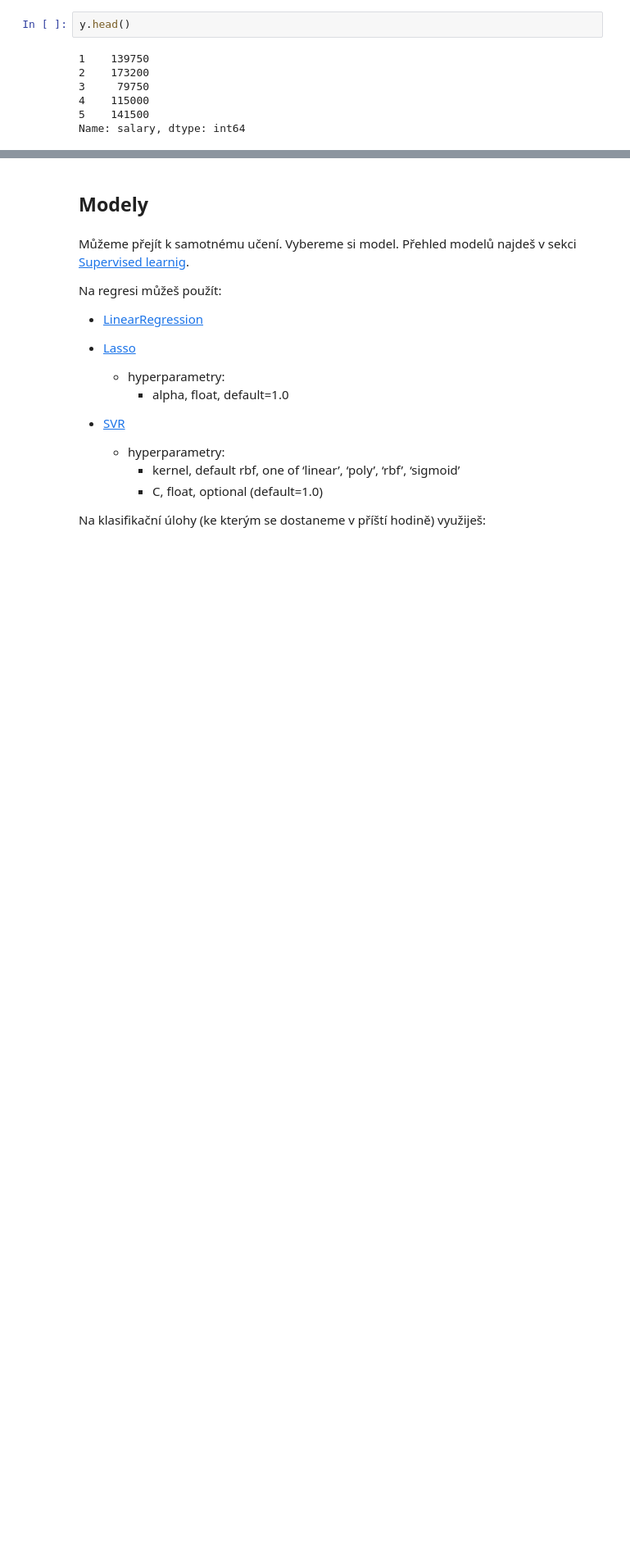
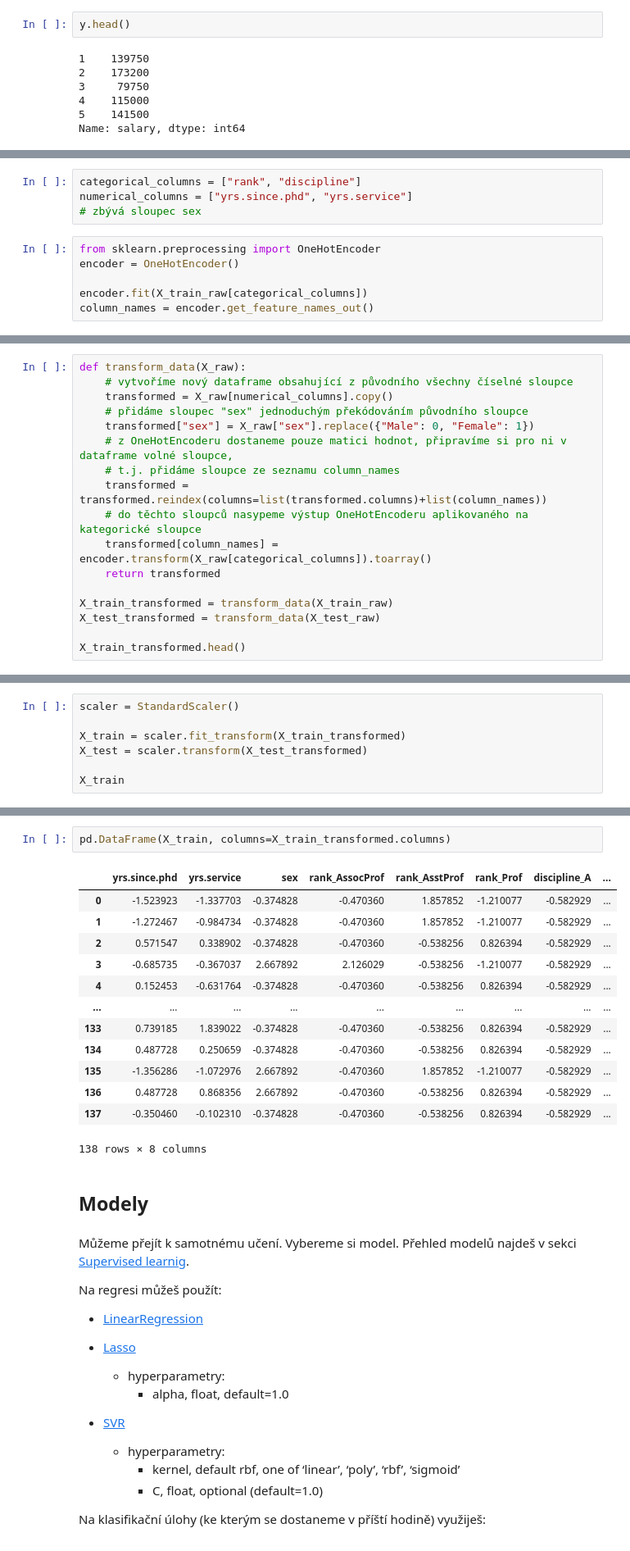
Before and after one commit to PyDataCZ/pyladies-kurz, a Jupyter notebook: lessons/pydata/scikitlearn_api/index.ipynb, the cells around one changed output, grey strips where cells are left out. Shown at 82% size. Cells and saved outputs as stored; diff of their text form; blank space fills up the shorter version.

```diff
--- a/lessons/pydata/scikitlearn_api/index.ipynb
+++ b/lessons/pydata/scikitlearn_api/index.ipynb
@@ -154,0 +134,10 @@ X_train, X_test, y_train, y_test = train_test_split(X, y, test_size=0.3)
+# %%
+categorical_columns = ["rank", "discipline"]
+numerical_columns = ["yrs.since.phd", "yrs.service"]
+# zbývá sloupec sex
+# %%
+from sklearn.preprocessing import OneHotEncoder
+encoder = OneHotEncoder()
+
+encoder.fit(X_train_raw[categorical_columns])
+column_names = encoder.get_feature_names_out()
@@ -154,0 +149,17 @@ X_train, X_test, y_train, y_test = train_test_split(X, y, test_size=0.3)
+# %%
+def transform_data(X_raw):
+    # vytvoříme nový dataframe obsahující z původního všechny číselné sloupce
+    transformed = X_raw[numerical_columns].copy()
+    # přidáme sloupec "sex" jednoduchým překódováním původního sloupce
+    transformed["sex"] = X_raw["sex"].replace({"Male": 0, "Female": 1})
+    # z OneHotEncoderu dostaneme pouze matici hodnot, připravíme si pro ni v dataframe volné sloupce,
+    # t.j. přidáme sloupce ze seznamu column_names
+    transformed = transformed.reindex(columns=list(transformed.columns)+list(column_names))
+    # do těchto sloupců nasypeme výstup OneHotEncoderu aplikovaného na kategorické sloupce
+    transformed[column_names] = encoder.transform(X_raw[categorical_columns]).toarray()
+    return transformed
+
+X_train_transformed = transform_data(X_train_raw)
+X_test_transformed = transform_data(X_test_raw)
+
+X_train_transformed.head()
@@ -186,0 +202,7 @@ X_train.sample(10)
+# %%
+scaler = StandardScaler()
+
+X_train = scaler.fit_transform(X_train_transformed)
+X_test = scaler.transform(X_test_transformed)
+
+X_train
@@ -187,3 +223,19 @@ X_train.sample(10)
+# %%
+pd.DataFrame(X_train, columns=X_train_transformed.columns)
+# %% [output]
+|  | yrs.since.phd | yrs.service | sex | rank_AssocProf | rank_AsstProf | rank_Prof | discipline_A | ... |
+| 0 | -1.523923 | -1.337703 | -0.374828 | -0.470360 | 1.857852 | -1.210077 | -0.582929 | ... |
+| 1 | -1.272467 | -0.984734 | -0.374828 | -0.470360 | 1.857852 | -1.210077 | -0.582929 | ... |
+| 2 | 0.571547 | 0.338902 | -0.374828 | -0.470360 | -0.538256 | 0.826394 | -0.582929 | ... |
+| 3 | -0.685735 | -0.367037 | 2.667892 | 2.126029 | -0.538256 | -1.210077 | -0.582929 | ... |
+| 4 | 0.152453 | -0.631764 | -0.374828 | -0.470360 | -0.538256 | 0.826394 | -0.582929 | ... |
+| ... | ... | ... | ... | ... | ... | ... | ... | ... |
+| 133 | 0.739185 | 1.839022 | -0.374828 | -0.470360 | -0.538256 | 0.826394 | -0.582929 | ... |
+| 134 | 0.487728 | 0.250659 | -0.374828 | -0.470360 | -0.538256 | 0.826394 | -0.582929 | ... |
+| 135 | -1.356286 | -1.072976 | 2.667892 | -0.470360 | 1.857852 | -1.210077 | -0.582929 | ... |
+| 136 | 0.487728 | 0.868356 | 2.667892 | -0.470360 | -0.538256 | 0.826394 | -0.582929 | ... |
+| 137 | -0.350460 | -0.102310 | -0.374828 | -0.470360 | -0.538256 | 0.826394 | -0.582929 | ... |
+138 rows × 8 columns
 # %% [markdown]
 ## Modely
 # %% [markdown]
```
Also changed, not shown: parts of 36 cells of this notebook, 3 other files.
